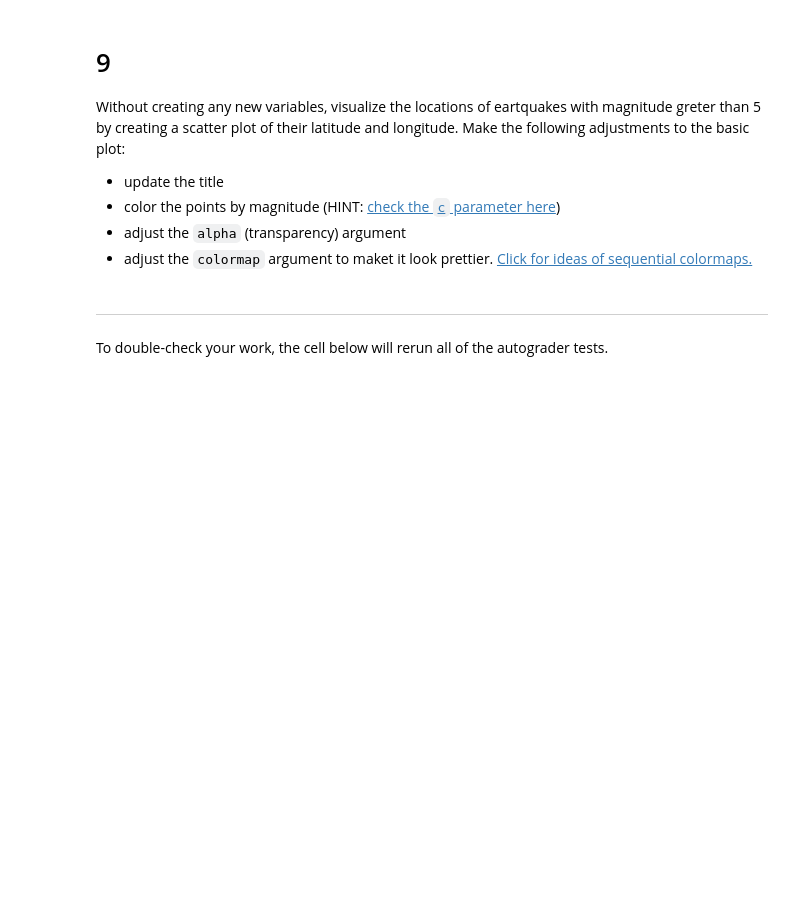
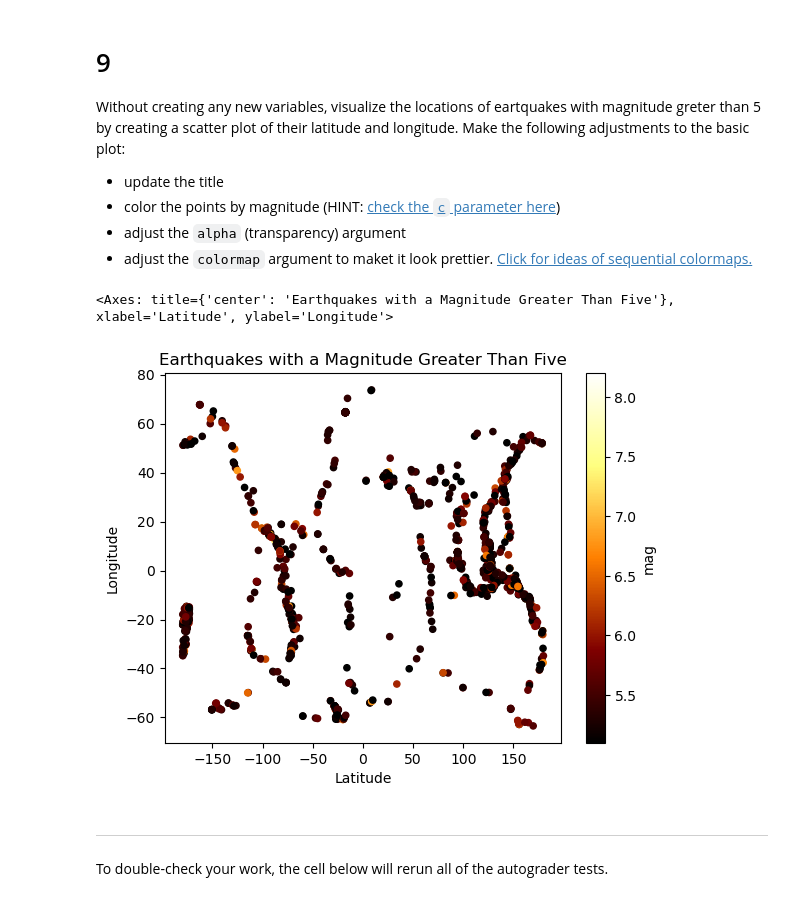
Before and after one commit to marietolteca00/eds220-hwk1, a Jupyter notebook: task3/hwk1-task3-earthquakes.ipynb, the cells around one changed output. Cells and saved outputs as stored; diff of their text form; code cells hidden in the pictures; blank space fills up the shorter version.

```diff
--- a/task3/hwk1-task3-earthquakes.ipynb
+++ b/task3/hwk1-task3-earthquakes.ipynb
@@ -297,6 +384,28 @@ Without creating any new variables, visualize the locations of eartquakes with m
 - color the points by magnitude (HINT: [check the `c` parameter here](https://pandas.pydata.org/pandas-docs/stable/reference/api/pandas.DataFrame.plot.scatter.html))
 - adjust the `alpha` (transparency) argument
 - adjust the `colormap` argument to maket it look prettier. [Click for ideas of sequential colormaps.](https://matplotlib.org/stable/users/explain/colors/colormaps.html)
+# %%
+# Plotting Magnitude that are greater than 5 using scatterplot
+eqk[eqk['mag'] > 5].plot(kind = 'scatter',
+                         # Set x-axis
+                         x = 'longitude',
+                         # Set y-axis
+                         y = 'latitude',
+                         # Color in Point Magnitude
+                         c = 'mag',
+                         # Set transparency level of magnitude
+                         alpha = 1,
+                         # Color of magnitude
+                         colormap = 'afmhot',
+                         # X - label
+                         xlabel = "Latitude",
+                         # Y - label
+                         ylabel = "Longitude",
+                         # Title
+                         title = "Earthquakes with a Magnitude Greater Than Five")
+# %% [output]
+<Axes: title={'center': 'Earthquakes with a Magnitude Greater Than Five'}, xlabel='Latitude', ylabel='Longitude'>
+[figure, added]
 # %% [markdown]
 ---
 
```
Also changed, not shown: parts of 19 cells of this notebook.
